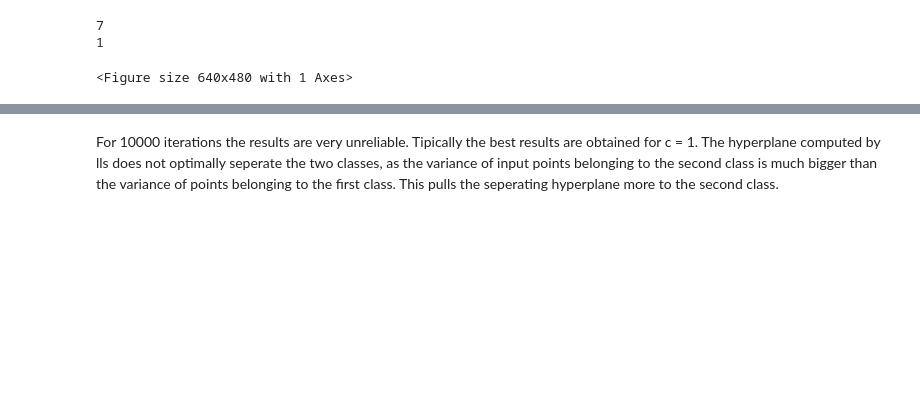
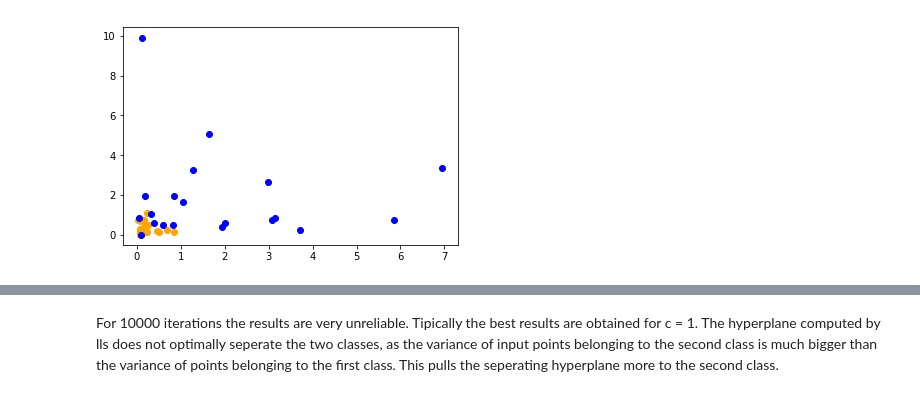
Before and after one commit to Janos95/lab_sheets, a Jupyter notebook: sheet2.ipynb, the cells around one changed output, grey strips where cells are left out. Cells and saved outputs as stored; diff of their text form; code cells hidden in the pictures; blank space fills up the shorter version.

```diff
--- a/sheet2.ipynb
+++ b/sheet2.ipynb
@@ -1,22 +1,3 @@
-# %%
-# Testcell
-from utils import PlotContourLine
-
-def f(x):
-    if X[0] > 1:
-        return 1
-    else:
-        return -1
-
-import random
-
-
-idx1, idx2 = random.sample(range(10), 2)
-print(idx1)
-print(idx2)
-# %% [output]
-7
-1
 # %%
 #dependancies from last exercise sheet
 
@@ -117,14 +102,14 @@ class Classifier:
 # %%
 import matplotlib.pyplot as plt
 
-x = np.append(np.random.exponential(4, (20,2)),np.random.exponential(0.5, (20,2)),0)
+x = np.append(np.random.exponential(0.25, (20,2)),np.random.exponential(2, (20,2)),0)
 y = np.append(-np.ones(20),np.ones(20))
 plt.scatter(x[:20,0],x[:20,1],c='orange')
 plt.scatter(x[20:,0],x[20:,1],c='blue')
 
 plt.show()
 # %% [output]
-<Figure size 640x480 with 1 Axes>
+[figure, added]
 # %%
 import random # random.sample is much faster than np.random.choice for k << n
 
```
Also changed, not shown: parts of 8 cells of this notebook, 13 other files.
